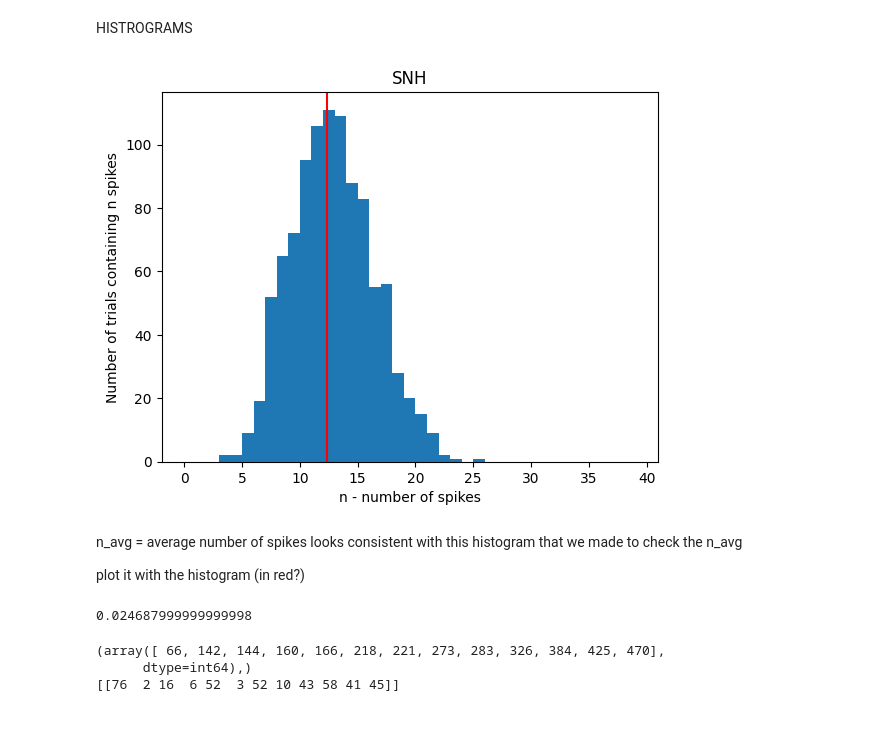
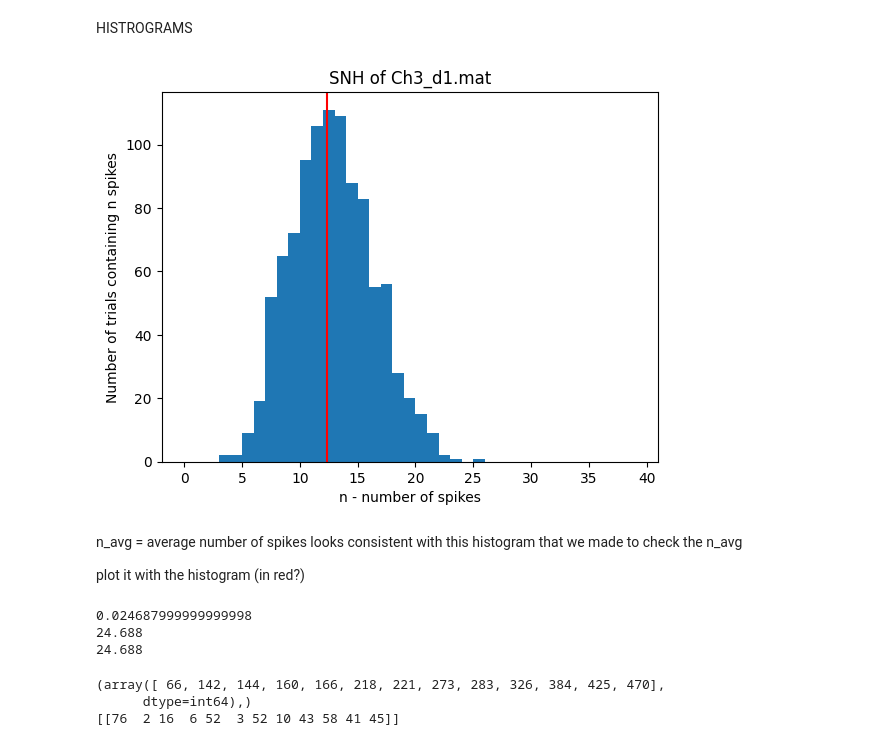
Before and after one commit to witchofizalith/MA665_HW, a Jupyter notebook: topic4/topic4.ipynb, the cells around one changed output. Drawn from its saved outputs; the diff is of its cells as text; code cells hidden in the pictures.

```diff
--- a/topic4/topic4.ipynb
+++ b/topic4/topic4.ipynb
@@ -54,18 +54,18 @@ In this chart, it is still 0s and 1s (so it still looks like spiking data). Ther
 # %%
 #lets define a variable that takes the number of spikes per trial. what python function can do this?
 #sum up all the entries that =1.
-n_spikes_per_trial = np.sum(d,1) #this tells the pc to
-print(n_spikes_per_trial[0:2]) #this prints out the number of spikes counted in the first trial and the second trial
+dn_spikes_per_trial = np.sum(d,1) #this tells the pc to
+print(dn_spikes_per_trial[0:2]) #this prints out the number of spikes counted in the first trial and the second trial
 #check the shape of n_spikes_per_trial variable
-np.shape(n_spikes_per_trial)
+np.shape(dn_spikes_per_trial)
 #its [1000,1] ---> the number of trials
 # %% [output]
 [15 13]
 (1000,)
 # %%
 #Compute the average number of spikes per trial
-n_avg = np.mean(n_spikes_per_trial)
-print (n_avg)
+dn_avg = np.mean(dn_spikes_per_trial)
+print (dn_avg)
 # %% [output]
 12.344
 # %%
@@ -75,13 +75,13 @@ plt.plot(n_spikes_per_trial);
 # %% [markdown]
 HISTROGRAMS
 # %%
-plt.hist(n_spikes_per_trial, np.arange(40))
+plt.hist(dn_spikes_per_trial, np.arange(40))
 plt.xlabel('n - number of spikes')
 plt.ylabel('Number of trials containing n spikes')
-plt.title('SNH');
-plt.axvline(n_avg, color='r');
+plt.title('SNH of Ch3_d1.mat');
+plt.axvline(dn_avg, color='r');
 # %% [output]
-[figure, old version]
+[figure, new version]
 # %% [markdown]
 n_avg = average number of spikes looks consistent with this histogram that we made to check the n_avg
 
@@ -89,8 +89,16 @@ plot it with the histogram (in red?)
 # %%
 #Compute the average firing rate for these data
 #the avearging firing rate is equal to the average number of spikes per trial divided by duration of trials
-avg_firing_rate = n_avg / T
-print(avg_firing_rate)
+davg_firing_rate = dn_avg / dT
+print(davg_firing_rate) #this is spikes /ms
+print(davg_firing_rate*1000) #this is spikes / s ---> Hz
+
+#alternatively, you can also do:
+dduration_of_a_trial_in_seconds = 0.5
+davg_firing_rate = dn_avg / dduration_of_a_trial_in_seconds
+print(davg_firing_rate)
 # %% [output]
 0.024687999999999998
+24.688
+24.688
 # %%
```
Also changed, not shown: parts of 11 cells of this notebook, 1 other file.
